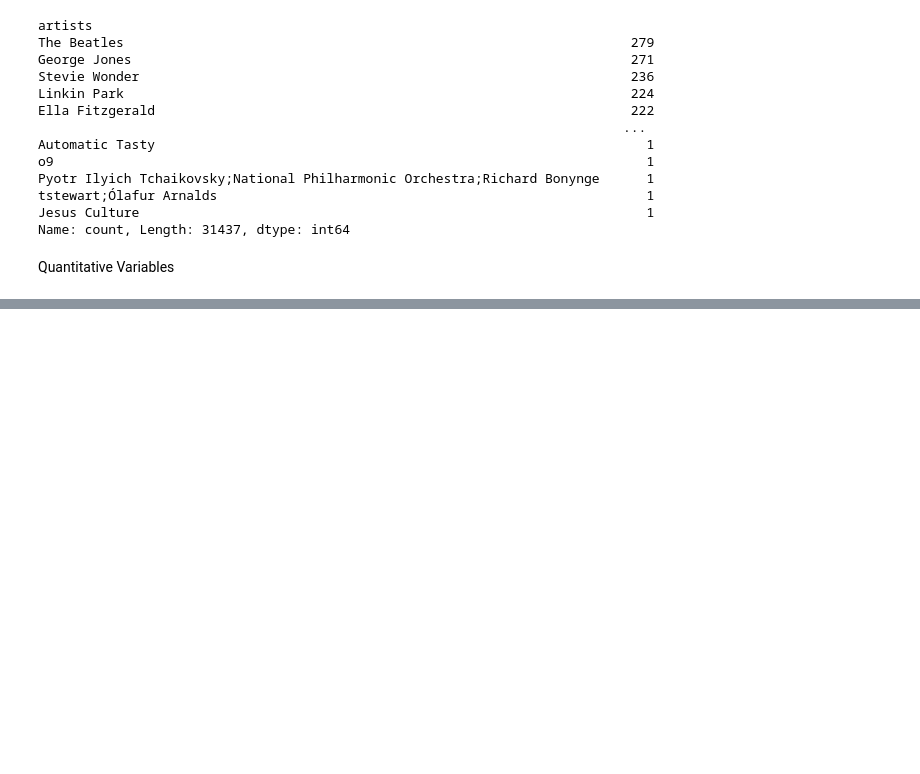
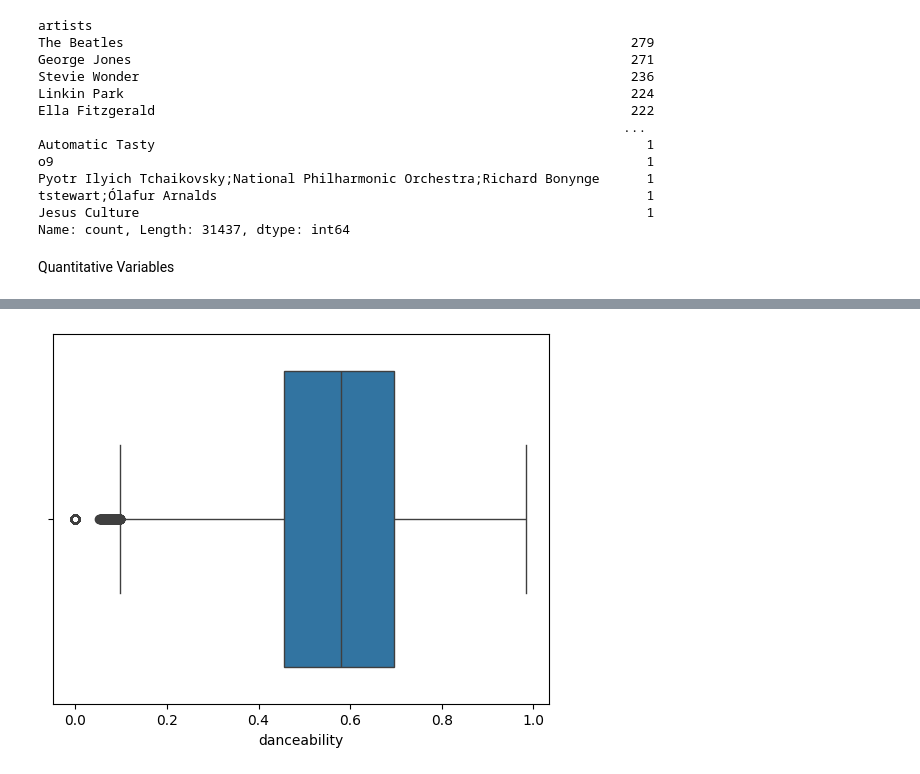
Before and after one commit to amydaniel24/spotify_eda_amydaniel, a Jupyter notebook: notebooks/eda_video_walkthrough.ipynb, the cells around one changed output, grey strips where cells are left out. Saved outputs shown, nothing was run; the diff lists cells and outputs as text; code cells hidden in the pictures; blank space fills up the shorter version.

```diff
--- a/notebooks/eda_video_walkthrough.ipynb
+++ b/notebooks/eda_video_walkthrough.ipynb
@@ -146,0 +164,5 @@ Quantitative Variables
+# %%
+sns.boxplot(x=df['danceability'])
+plt.show()
+# %% [output]
+[figure, added]
```
Also changed, not shown: parts of 2 cells of this notebook.
